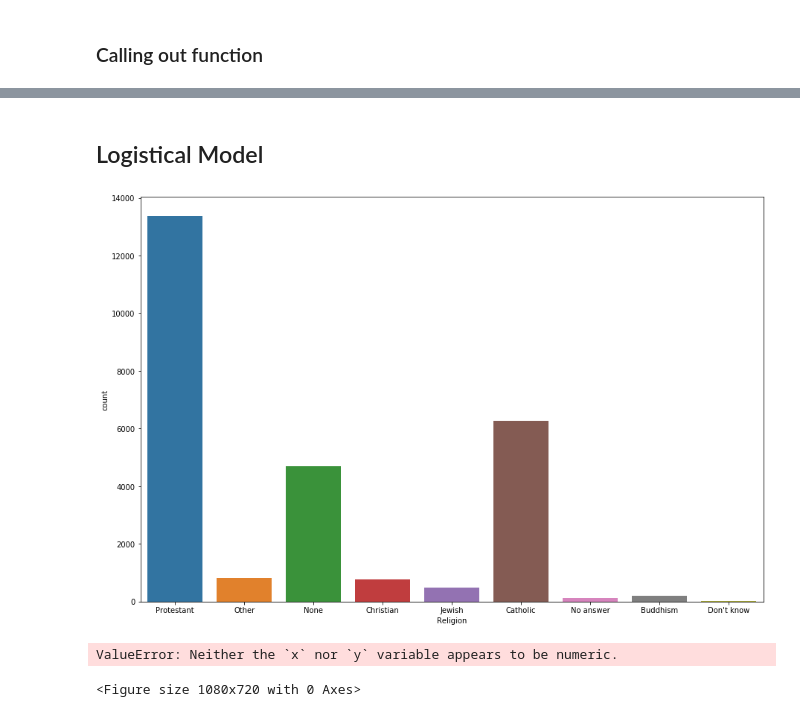
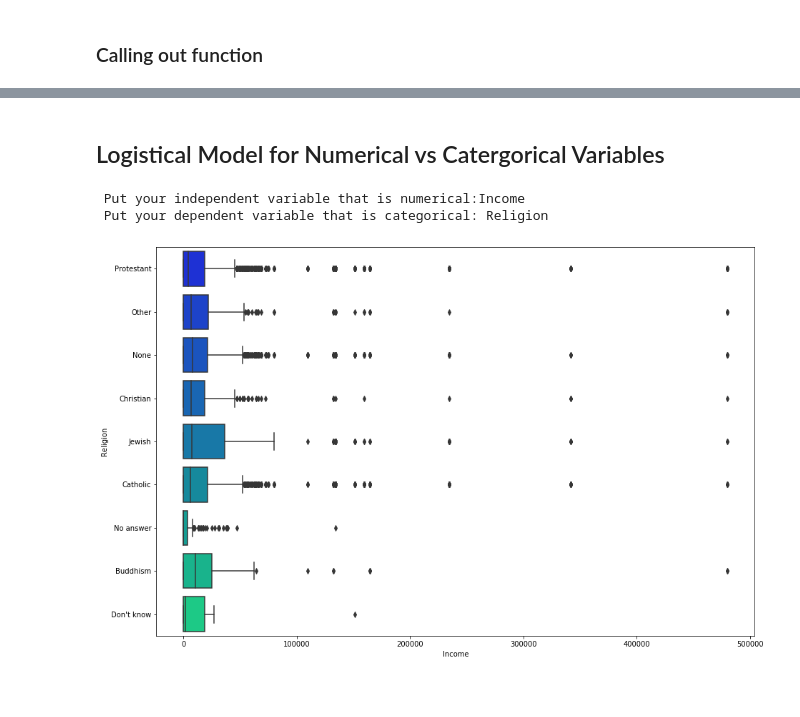
Before and after one commit to yyemane32/INST326-Project-Data-Analysis, a Jupyter notebook: DataCleaning.ipynb, the cells around one changed output, grey strips where cells are left out. Saved outputs shown, nothing was run; the diff lists cells and outputs as text; code cells hidden in the pictures.

Commit message:
Data cleaning

```diff
--- a/DataCleaning.ipynb
+++ b/DataCleaning.ipynb
@@ -138,0 +150,8 @@ Your predicted Weight is 145.0
+# %%
+def logistic(dependent):
+    Y = df.loc[:, dependent].values.reshape(-1, 1)
+    plt.figure(figsize=(15, 10))
+    sns.countplot(x= dependent, data=df)
+
+dependent = input(" Insert a categorical variable: ")
+logistic(dependent)
@@ -139,23 +161,17 @@ Your predicted Weight is 145.0
 # %% [markdown]
-## Logistical Model
+## Logistical Model for Numerical vs Catergorical Variables
 # %%
-def logistic(dependent):
-    #X =df.loc[:, independent].values.reshape(-1, 1)
+def logistic1(independent, dependent):
+    df[['Height', 'Weight', 'Age', 'Children']] = new_df[['Height', 'Weight', 'Age', 'Children']].apply(pd.to_numeric)
+    X =df.loc[:, independent].values.reshape(-1, 1)
     Y =df.loc[:, dependent ].values.reshape(-1, 1)
     plt.figure(figsize=(15, 10))
-    sns.countplot(x= dependent, data=df)
-    #sns.boxplot(x= independent,y= dependent,data= df,palette='winter')
+    sns.boxplot(x= independent,y= dependent,data= df,palette='winter')
 
-logistic("Religion")
+independent = input(" Put your independent variable that is numerical:")
+dependent = input(" Put your dependent variable that is categorical: ")
+logistic1(independent, dependent)
 # %% [output]
+ Put your independent variable that is numerical:Income
+ Put your dependent variable that is categorical: Religion
-[figure, old version]
+[figure, new version]
-# %%
-def logistic1(independent, dependent):
-    X =df.loc[:, independent].values.reshape(-1, 1)
-    Y =df.loc[:, dependent ].values.reshape(-1, 1)
-    plt.figure(figsize=(15, 10))
-    sns.boxplot(x= independent,y= dependent,data= df,palette='winter')
-logistic1("Religion", "Age")
-# %% [output]
-ValueError: Neither the `x` nor `y` variable appears to be numeric.
-<Figure size 1080x720 with 0 Axes>
```
Also changed, not shown: parts of 7 cells of this notebook, 1 other file.
